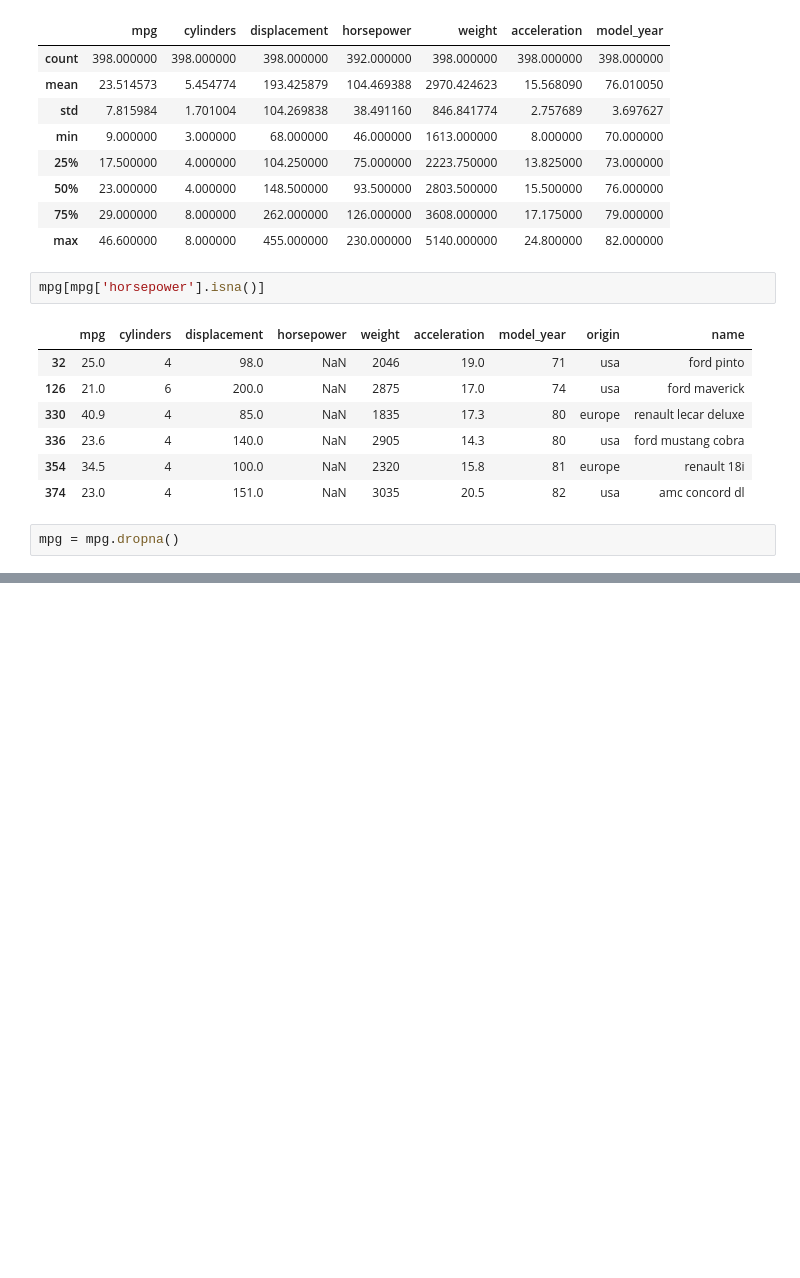
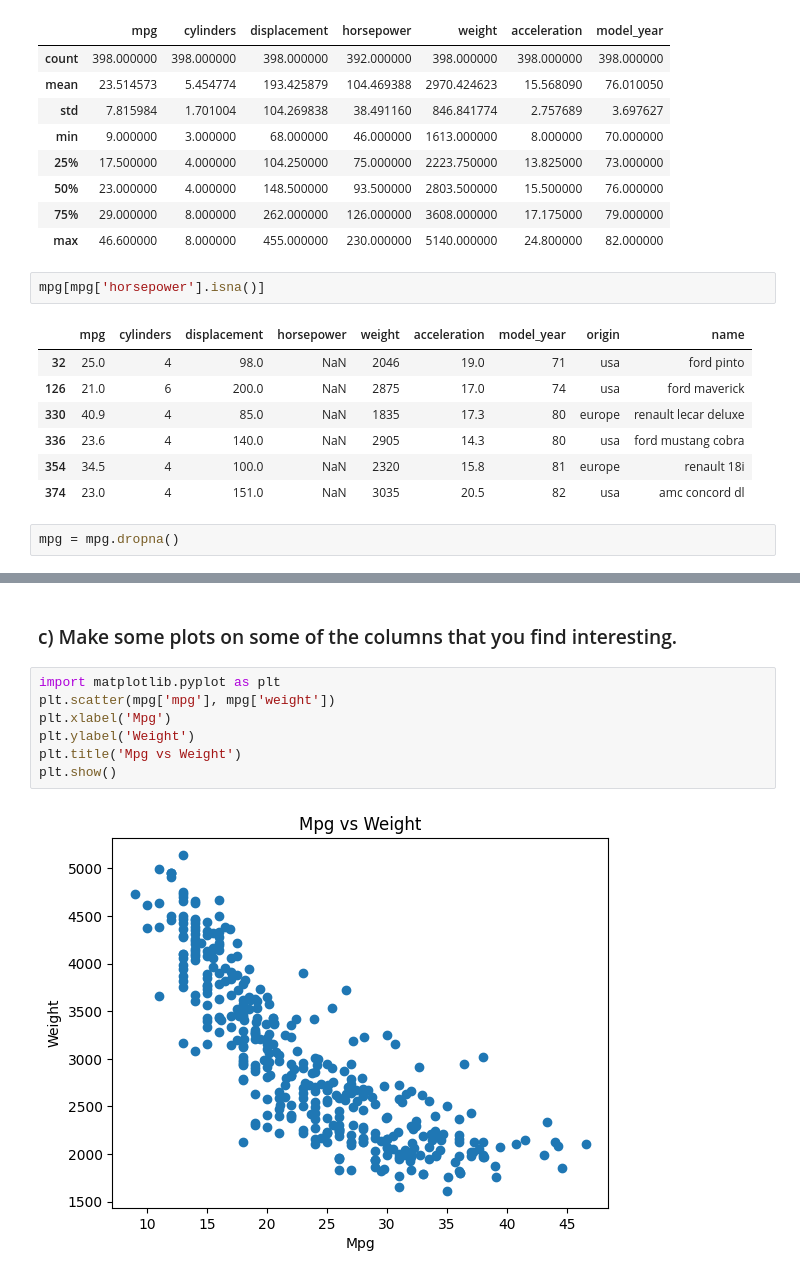
Before and after one commit to Lilit900/machine_learning_lilit_ajoyan_mlops25, a Jupyter notebook: exercises/exercise_1/mpg_linear_regression.ipynb, the cells around one changed output, grey strips where cells are left out. Cells and saved outputs as stored; diff of their text form; blank space fills up the shorter version.

Commit message:
Visualize some plots

```diff
--- a/exercises/exercise_1/mpg_linear_regression.ipynb
+++ b/exercises/exercise_1/mpg_linear_regression.ipynb
@@ -58,0 +72,11 @@ mpg = mpg.dropna()
+# %% [markdown]
+### c) Make some plots on some of the columns that you find interesting.
+# %%
+import matplotlib.pyplot as plt
+plt.scatter(mpg['mpg'], mpg['weight'])
+plt.xlabel('Mpg')
+plt.ylabel('Weight')
+plt.title('Mpg vs Weight')
+plt.show()
+# %% [output]
+[figure, added]
```
Also changed, not shown: parts of 5 cells of this notebook.
